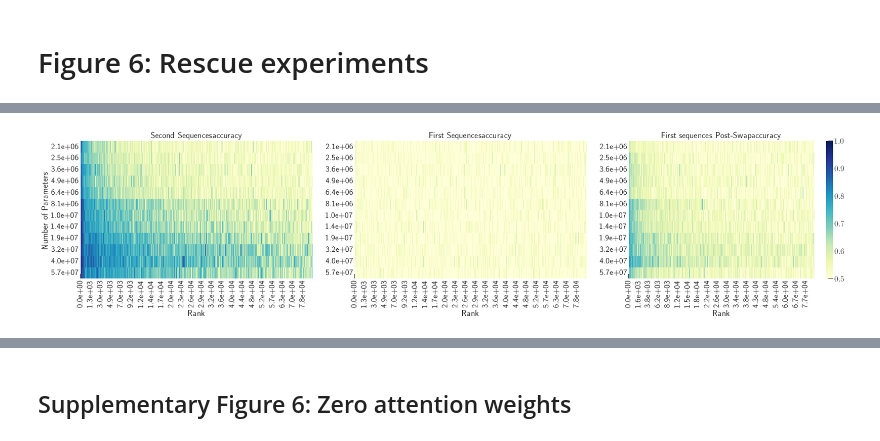
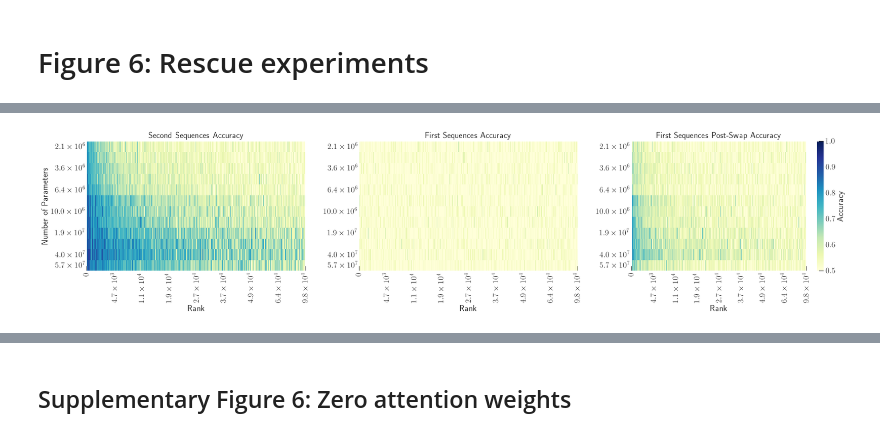
Before and after one commit to anhhuyalex/renormalization, a Jupyter notebook: icl_memorization/analysis5.ipynb, the cells around one changed output, grey strips where cells are left out. Saved outputs shown, nothing was run; the diff lists cells and outputs as text; code cells hidden in the pictures.

```diff
--- a/icl_memorization/analysis5.ipynb
+++ b/icl_memorization/analysis5.ipynb
@@ -1716,8 +1637,8 @@ plt.scatter(df_capacity["num_parameters"], df_capacity["max_rank_at_saturation"]
 plt.xscale("log")
 plt.yscale("log")
 plt.xlabel("Model Parameters")
-plt.ylabel("Max learned sequence rank")
-plt.title("Max learned rank vs. number of model parameters")
+plt.ylabel("Max Learned Sequence Rank")
+plt.title("Max Learned Rank vs. Number of Parameters")
 savefigdir = "./figs/Figure5"
 out = f"{savefigdir}/onelayer_max_rank_vs_num_parameters"
 utils.ensure_dir(savefigdir)
@@ -1773,8 +1694,8 @@ for i, switch_number in enumerate(range(1, 2)):
     axs[i].set_xlim(1, 110000)
     axs[i].set_ylim(900, 110000)
     axs[i].set_yscale("log")
-    axs[i].set_xlabel("Sequence rank")
-    axs[i].set_ylabel("Saturation iteration")
+    axs[i].set_xlabel("Sequence Rank")
+    axs[i].set_ylabel("Saturation Iteration")
 
 sm = plt.cm.ScalarMappable(cmap="turbo", norm=norm)
 sm.set_array([])
@@ -1820,13 +1741,13 @@ for i, switch_number in enumerate(range(1, 2)):
         marker="+",
     )
 
-    axs[i].set_title("Appearances at saturation vs. sequence rank")
+    axs[i].set_title("Appearances at Saturation vs. Sequence Rank")
     axs[i].set_xscale("log")
     axs[i].set_xlim(1, 110000)
     axs[i].set_ylim(1, 100000)
     axs[i].set_yscale("log")
-    axs[i].set_xlabel("Sequence rank")
-    axs[i].set_ylabel("Saturation appearances")
+    axs[i].set_xlabel("Sequence Rank")
+    axs[i].set_ylabel("Saturation Appearances")
 
 cbar = fig.colorbar(sc, ax=axs[0], pad=0.02)
 cbar.set_label("Parameters")
@@ -1891,7 +1812,7 @@ for i in range(3):
 
     ax.axvline(x=40, color="red", linestyle="--", linewidth=1.5)
     ax.text(42, 0.95, "Data Switch", color="red", fontsize=10)
-    ax.set_title(f"Ranks between {batch*i} and {batch*(i+1)}")
+    ax.set_title(f"Ranks Between {batch*i} and {batch*(i+1)}")
     ax.set_xlabel("Epoch")
     ax.set_ylim(0.45, 1.0)
 
@@ -1932,7 +1853,8 @@ from glob import glob
 import gpt
 
 
-utils.set_plot_style() else "cpu")
+utils.set_plot_style()
+device = torch.device("cuda" if torch.cuda.is_available() else "cpu")
 
 # fname = './cache/memo_may10_zipf_onelayerattention_lr_1e-3/memo_may10_zipf_onelayerattention_lr_1e-3_transformer_K_1000_L_100_hidden_8_nheads_20_nlayers_4_1746999806.3694336/memo_may10_zipf_onelayerattention_lr_1e-3_transformer_K_1000_L_100_hidden_8_nheads_20_nlayers_4_1746999806.3694336.pkl'
 try:
@@ -2052,42 +1966,74 @@ please provide us feedback at https://github.com/pandas-dev/pandas/issues/54466
 # %%
+import numpy as np
+import pandas as pd
+import seaborn as sns
+import matplotlib.pyplot as plt
+
+def sci_latex(x):
+    if x == 0:
+        return r"$0$"
+    exponent = int(np.floor(np.log10(abs(x))))
+    mantissa = x / (10 ** exponent)
+    return rf"${mantissa:.1f}\times 10^{{{exponent}}}$"
+
+def set_sparse_ticks(ax, x_values, y_values, max_xticks=8, max_yticks=8):
+    # Use evenly spaced heatmap cell centers: 0.5, 10.5, 20.5, ...
+    x_step = max(1, int(np.ceil(len(x_values) / max_xticks)))
+    y_step = max(1, int(np.ceil(len(y_values) / max_yticks)))
+    x_idx = np.arange(0, len(x_values), x_step)
+    y_idx = np.arange(0, len(y_values), y_step)
+    # Optionally include the last tick if it is far from the previous one
+    if len(x_idx) == 0 or x_idx[-1] != len(x_values) - 1:
+        x_idx = np.append(x_idx, len(x_values) - 1)
+    if len(y_idx) == 0 or y_idx[-1] != len(y_values) - 1:
+        y_idx = np.append(y_idx, len(y_values) - 1)
+    ax.set_xticks(x_idx + 0.5)
+    ax.set_xticklabels([sci_latex(x_values[j]) for j in x_idx], rotation=90)
+    ax.set_yticks(y_idx + 0.5)
+    ax.set_yticklabels([sci_latex(y_values[j]) for j in y_idx], rotation=0)
 fig, axes = plt.subplots(1, 3, figsize=(24, 6))
-
 datasets = [
     (df_second_sequences_loader, "Second Sequences"),
     (df_first_sequences_loader, "First Sequences"),
-    (df_first_sequences_loader_post_swap, "First sequences Post-Swap"),
+    (df_first_sequences_loader_post_swap, "First Sequences Post-Swap"),
 ]
-
 for i, (df, title) in enumerate(datasets):
     ax = axes[i]
-    df = pd.DataFrame(df[(df["num_parameters"] > 2e6) & (df["num_parameters"] < 6e7)])
+    df = pd.DataFrame(
+        df[(df["num_parameters"] > 2e6) & (df["num_parameters"] < 6e7)]
+    ).copy()
     df["is_correct"] = df["is_correct"].astype(float)
-    pivot_df = df.pivot_table(columns="rank", index="num_parameters", values="is_correct", aggfunc="mean")
-
-    sns.heatmap(pivot_df, cmap="YlGnBu", vmin=0.5, vmax=1, ax=ax,
-                cbar=(i == 2))  # only show colorbar on last panel
-    ax.set_title(f"{title}accuracy")
-
-    # Scientific notation on y-axis
-    ax.set_yticklabels(
-        [f"{float(t.get_text()):.1e}" for t in ax.get_yticklabels()],
-        rotation=0
+    pivot_df = df.pivot_table(
+        columns="rank",
+        index="num_parameters",
+        values="is_correct",
+        aggfunc="mean",
+    ).sort_index()
+    sns.heatmap(
+        pivot_df,
+        cmap="YlGnBu",
+        vmin=0.5,
+        vmax=1.0,
+        ax=ax,
+        cbar=(i == 2),
+        cbar_kws={"label": "Accuracy"} if i == 2 else None,
     )
-    ax.set_xticklabels(
-        [f"{float(t.get_text()):.1e}" for t in ax.get_xticklabels()],
-        rotation=90
+    ax.set_title(f"{title} Accuracy")
+    ax.set_xlabel("Rank")
+    ax.set_ylabel("Number of Parameters" if i == 0 else "")
+    set_sparse_ticks(
+        ax,
+        x_values=pivot_df.columns.to_numpy(),
+        y_values=pivot_df.index.to_numpy(),
+        max_xticks=8,
+        max_yticks=8,
     )
-    ax.set_xlabel("Rank")
-    ax.set_ylabel("Number of Parameters")
-    if i > 0:
-        ax.set_ylabel("")
-
+plt.tight_layout()
 savefigdir = "./figs/Figure6"
 utils.ensure_dir(savefigdir)
 out = f"{savefigdir}/combined_mean_accuracy_rank_vs_num_parameters"
 fig.savefig(f"{out}.eps", format="eps", bbox_inches="tight")
 fig.savefig(f"{out}.pdf", format="pdf", bbox_inches="tight")
-plt.tight_layout()
 plt.show()
 # %% [output]
-[figure, old version]
+[figure, new version]
```
Also changed, not shown: parts of 35 cells of this notebook, 4 other files.
